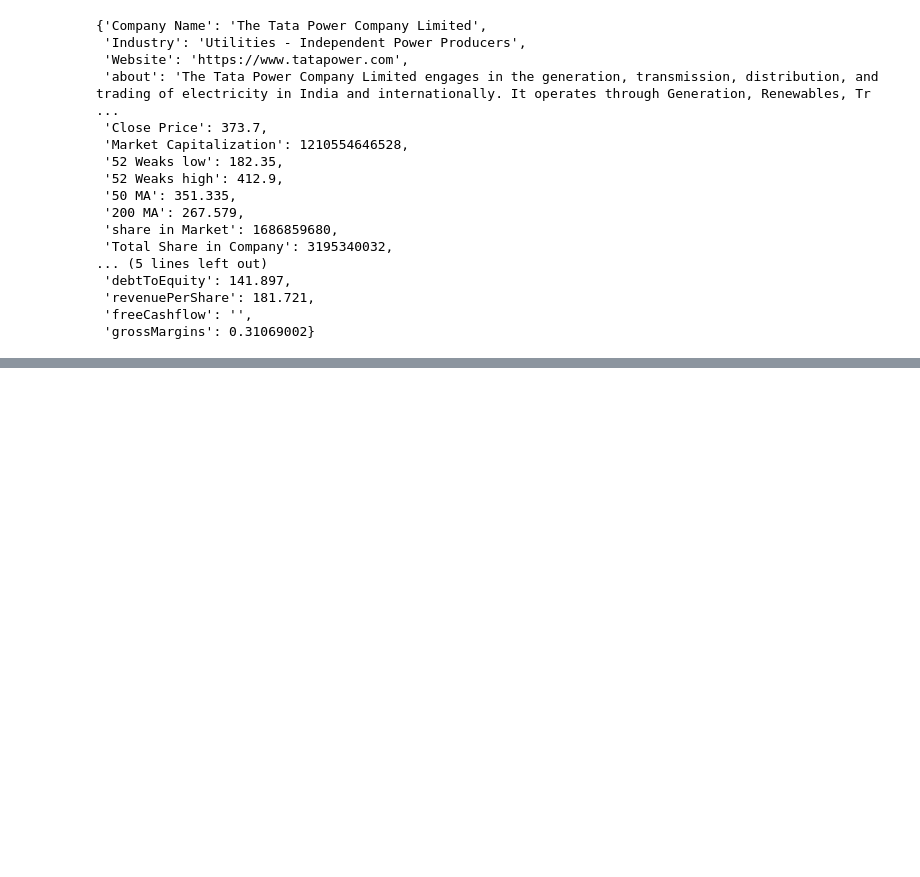
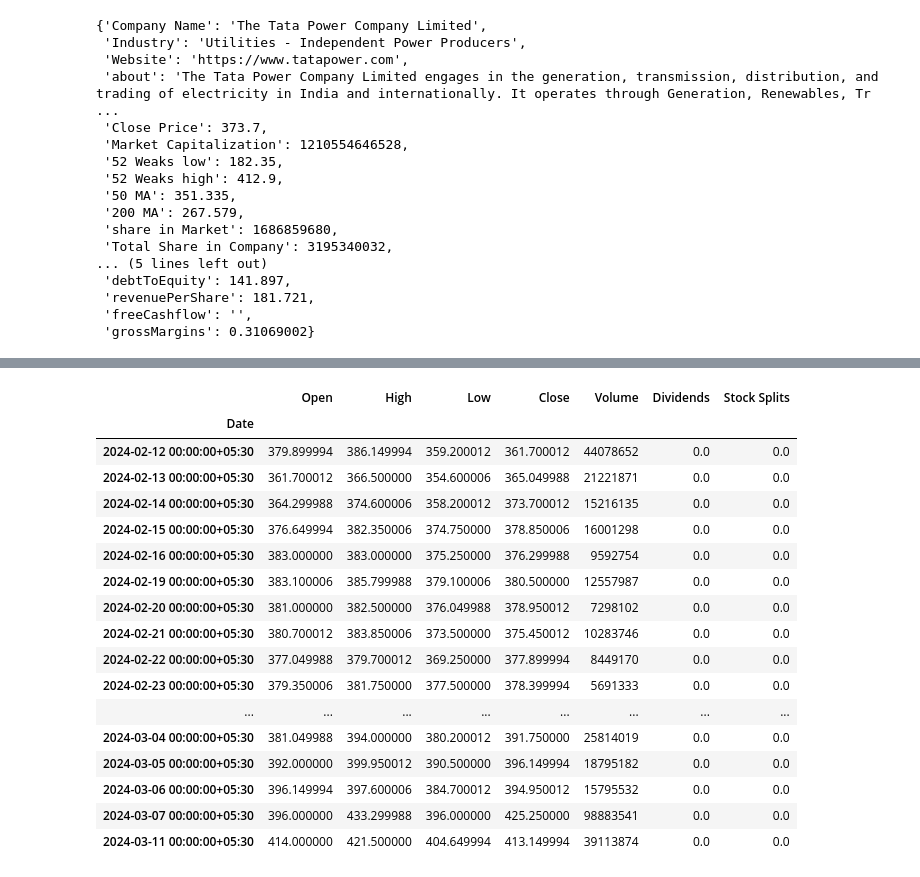
Before and after one commit to AmitJ2005/Market_Pulse_Analyzer-Web_Application, a Jupyter notebook: Jupyter Notebook files/Experiment files.ipynb, the cells around one changed output, grey strips where cells are left out. Saved outputs shown, nothing was run; the diff lists cells and outputs as text; code cells hidden in the pictures; blank space fills up the shorter version.

```diff
--- a/Jupyter Notebook files/Experiment files.ipynb
+++ b/Jupyter Notebook files/Experiment files.ipynb
@@ -226,0 +232,7 @@ general_info
+# %%
+import yfinance as yf
+
+msft = yf.Ticker("TATAPOWER.NS")
+
+# get all stock info
+msft.info
@@ -226,0 +257,22 @@ general_info
+# %%
+# get historical market data
+msft.history(period="1mo")
+# %% [output]
+|  | Open | High | Low | Close | Volume | Dividends | Stock Splits |
+| Date |  |  |  |  |  |  |  |
+| 2024-02-12 00:00:00+05:30 | 379.899994 | 386.149994 | 359.200012 | 361.700012 | 44078652 | 0.0 | 0.0 |
+| 2024-02-13 00:00:00+05:30 | 361.700012 | 366.500000 | 354.600006 | 365.049988 | 21221871 | 0.0 | 0.0 |
+| 2024-02-14 00:00:00+05:30 | 364.299988 | 374.600006 | 358.200012 | 373.700012 | 15216135 | 0.0 | 0.0 |
+| 2024-02-15 00:00:00+05:30 | 376.649994 | 382.350006 | 374.750000 | 378.850006 | 16001298 | 0.0 | 0.0 |
+| 2024-02-16 00:00:00+05:30 | 383.000000 | 383.000000 | 375.250000 | 376.299988 | 9592754 | 0.0 | 0.0 |
+| 2024-02-19 00:00:00+05:30 | 383.100006 | 385.799988 | 379.100006 | 380.500000 | 12557987 | 0.0 | 0.0 |
+| 2024-02-20 00:00:00+05:30 | 381.000000 | 382.500000 | 376.049988 | 378.950012 | 7298102 | 0.0 | 0.0 |
+| 2024-02-21 00:00:00+05:30 | 380.700012 | 383.850006 | 373.500000 | 375.450012 | 10283746 | 0.0 | 0.0 |
+| 2024-02-22 00:00:00+05:30 | 377.049988 | 379.700012 | 369.250000 | 377.899994 | 8449170 | 0.0 | 0.0 |
+| 2024-02-23 00:00:00+05:30 | 379.350006 | 381.750000 | 377.500000 | 378.399994 | 5691333 | 0.0 | 0.0 |
+| ... | ... | ... | ... | ... | ... | ... | ... |
+| 2024-03-04 00:00:00+05:30 | 381.049988 | 394.000000 | 380.200012 | 391.750000 | 25814019 | 0.0 | 0.0 |
+| 2024-03-05 00:00:00+05:30 | 392.000000 | 399.950012 | 390.500000 | 396.149994 | 18795182 | 0.0 | 0.0 |
+| 2024-03-06 00:00:00+05:30 | 396.149994 | 397.600006 | 384.700012 | 394.950012 | 15795532 | 0.0 | 0.0 |
+| 2024-03-07 00:00:00+05:30 | 396.000000 | 433.299988 | 396.000000 | 425.250000 | 98883541 | 0.0 | 0.0 |
+| 2024-03-11 00:00:00+05:30 | 414.000000 | 421.500000 | 404.649994 | 413.149994 | 39113874 | 0.0 | 0.0 |
```
Also changed, not shown: parts of 14 cells of this notebook, 5 other files.
